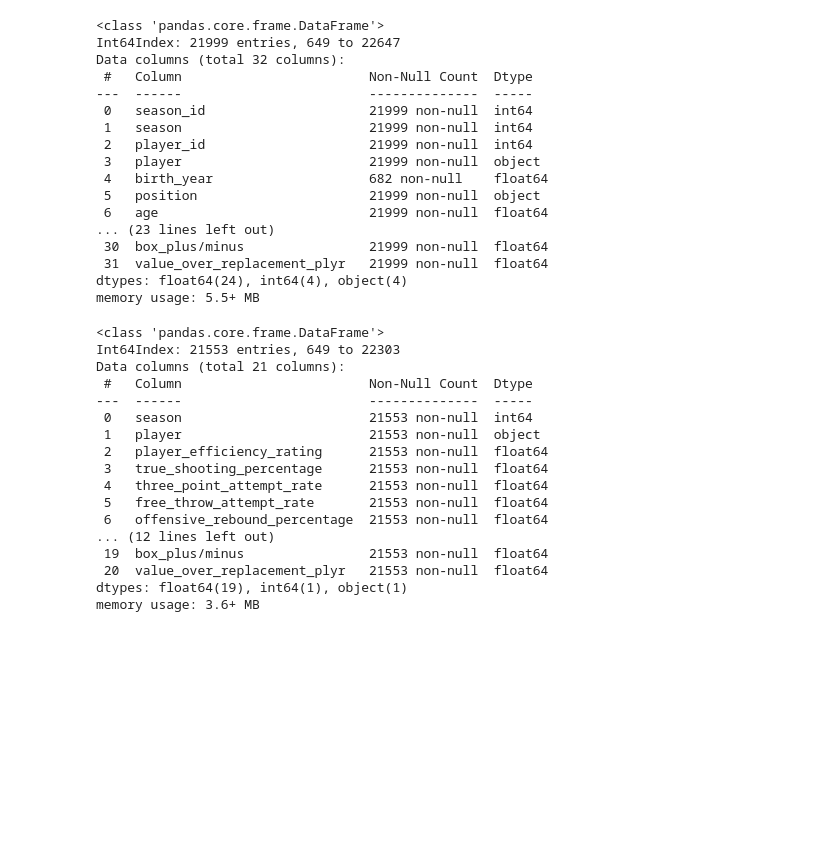
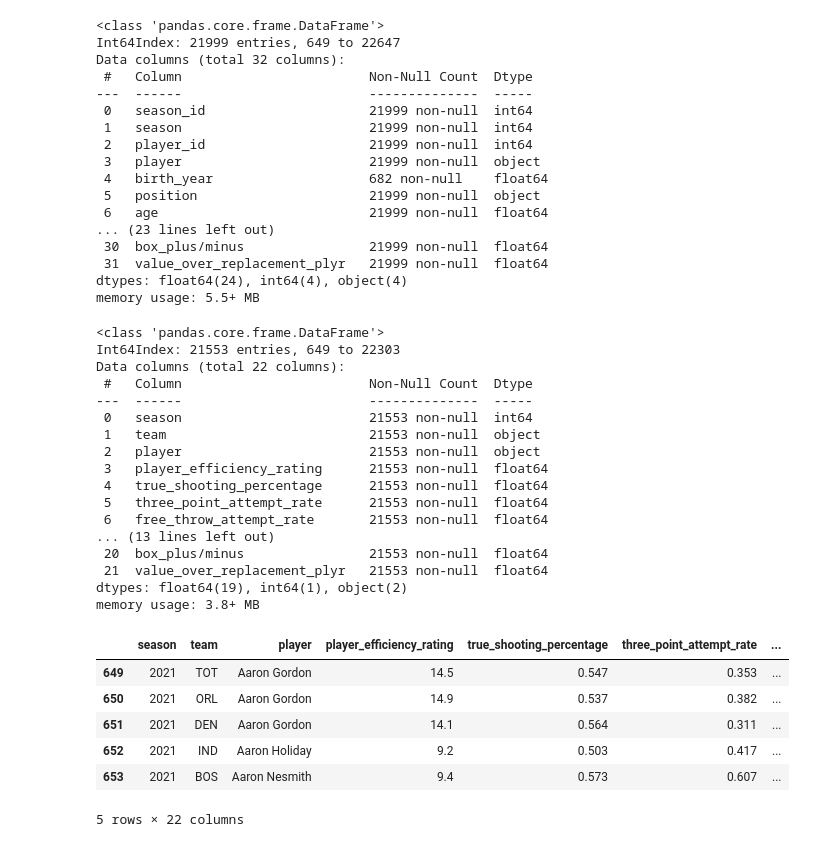
Before and after one commit to civond/NBA-Analysis, a Jupyter notebook: nba_players_teams.ipynb, the cells around one changed output. Drawn from its saved outputs; the diff is of its cells as text; code cells hidden in the pictures; blank space fills up the shorter version.

```diff
--- a/nba_players_teams.ipynb
+++ b/nba_players_teams.ipynb
@@ -379,7 +452,7 @@ dtypes: float64(24), int64(4), object(4)
 memory usage: 5.5+ MB
 # %%
 #re-generate advanced_filtered_df containing columns of interest
-advanced_filtered_df = advanced_filtered_df[['season', 'player', 'player_efficiency_rating',
+advanced_filtered_df = advanced_filtered_df[['season', 'team', 'player', 'player_efficiency_rating',
                                              'true_shooting_percentage', 'three_point_attempt_rate',
                                             'free_throw_attempt_rate', 'offensive_rebound_percentage',
                                             'defensive_rebound_percentage', 'total_rebound_percentage',
@@ -394,18 +467,28 @@ advanced_filtered_df.info()
 # %% [output]
 <class 'pandas.core.frame.DataFrame'>
 Int64Index: 21553 entries, 649 to 22303
-Data columns (total 21 columns):
+Data columns (total 22 columns):
  #   Column                        Non-Null Count  Dtype
 ---  ------                        --------------  -----
  0   season                        21553 non-null  int64
- 1   player                        21553 non-null  object
- 2   player_efficiency_rating      21553 non-null  float64
- 3   true_shooting_percentage      21553 non-null  float64
- 4   three_point_attempt_rate      21553 non-null  float64
- 5   free_throw_attempt_rate       21553 non-null  float64
- 6   offensive_rebound_percentage  21553 non-null  float64
-... (12 lines left out)
- 19  box_plus/minus                21553 non-null  float64
- 20  value_over_replacement_plyr   21553 non-null  float64
-dtypes: float64(19), int64(1), object(1)
-memory usage: 3.6+ MB
+ 1   team                          21553 non-null  object
+ 2   player                        21553 non-null  object
+ 3   player_efficiency_rating      21553 non-null  float64
+ 4   true_shooting_percentage      21553 non-null  float64
+ 5   three_point_attempt_rate      21553 non-null  float64
+ 6   free_throw_attempt_rate       21553 non-null  float64
+... (13 lines left out)
+ 20  box_plus/minus                21553 non-null  float64
+ 21  value_over_replacement_plyr   21553 non-null  float64
+dtypes: float64(19), int64(1), object(2)
+memory usage: 3.8+ MB
+# %%
+advanced_filtered_df.head()
+# %% [output]
+|  | season | team | player | player_efficiency_rating | true_shooting_percentage | three_point_attempt_rate | ... |
+| 649 | 2021 | TOT | Aaron Gordon | 14.5 | 0.547 | 0.353 | ... |
+| 650 | 2021 | ORL | Aaron Gordon | 14.9 | 0.537 | 0.382 | ... |
+| 651 | 2021 | DEN | Aaron Gordon | 14.1 | 0.564 | 0.311 | ... |
+| 652 | 2021 | IND | Aaron Holiday | 9.2 | 0.503 | 0.417 | ... |
+| 653 | 2021 | BOS | Aaron Nesmith | 9.4 | 0.573 | 0.607 | ... |
+5 rows × 22 columns
```
Also changed, not shown: parts of 19 cells of this notebook.
